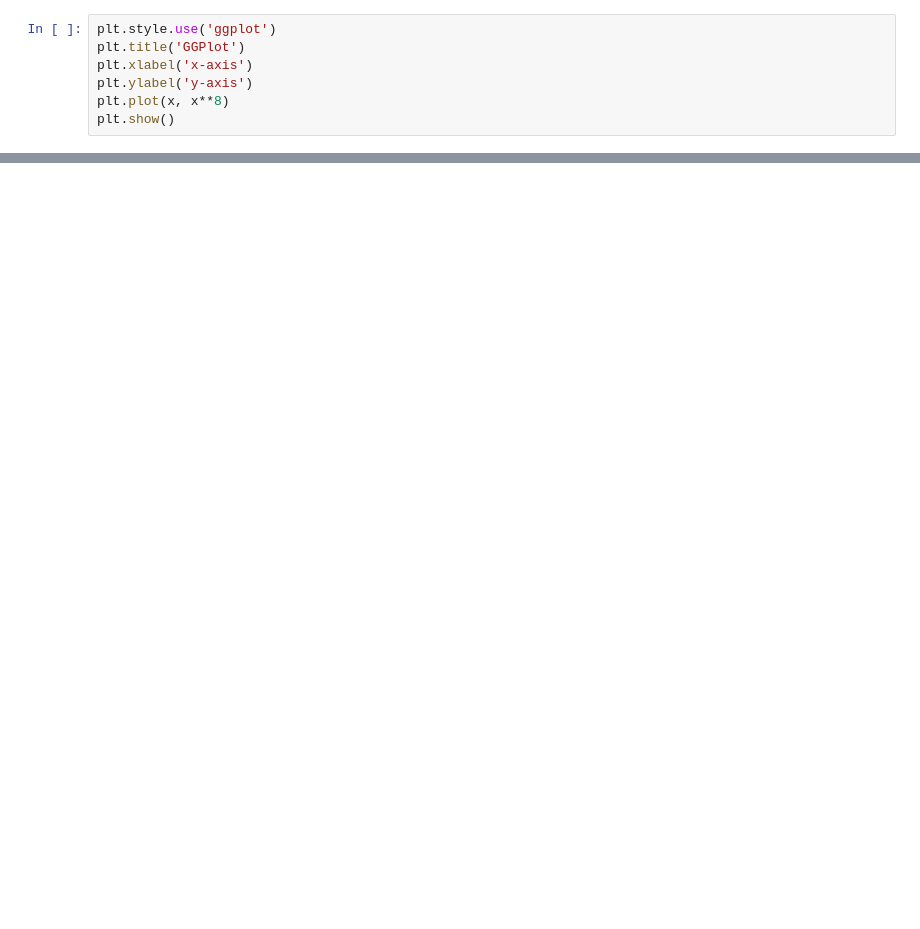
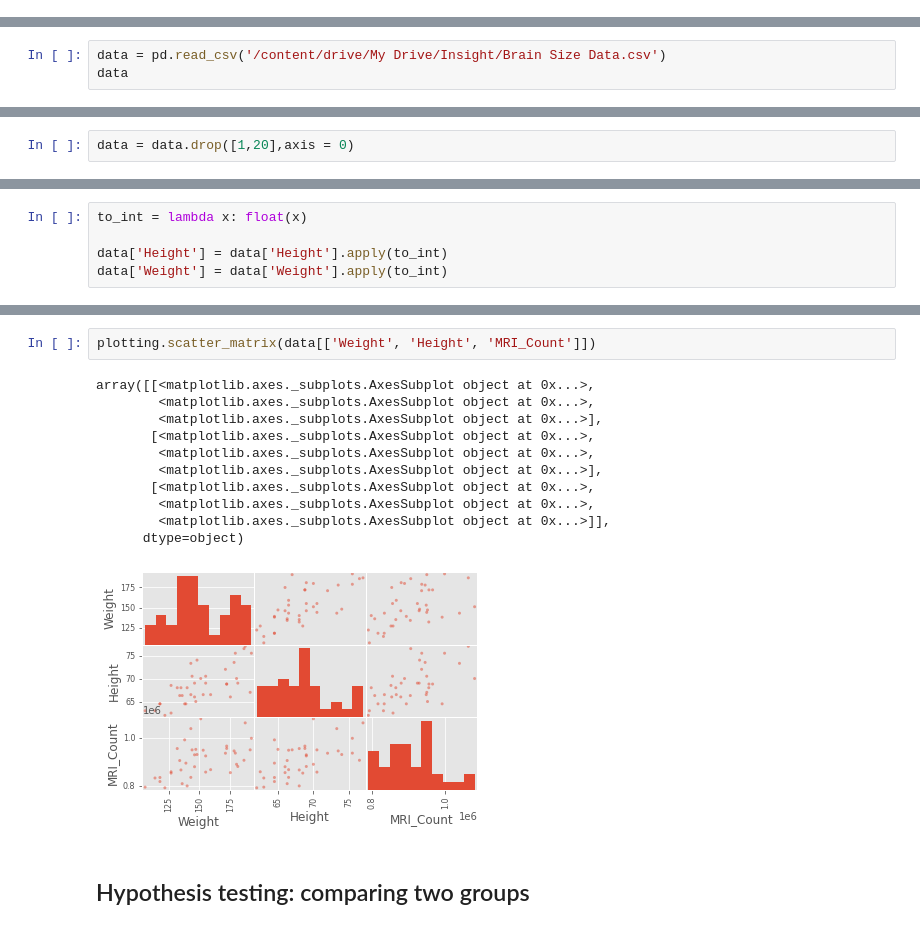
Before and after one commit to jimmy-io/worksheeets-, a Jupyter notebook: python_stats_1.ipynb, the cells around one changed output, grey strips where cells are left out. Drawn from its saved outputs; the diff is of its cells as text; blank space fills up the shorter version.

```diff
--- a/python_stats_1.ipynb
+++ b/python_stats_1.ipynb
@@ -53,7 +9,0 @@ array([ 9.61923848,  9.63927856,  9.65931864,  9.67935872,  9.6993988 ,
-# %%
-plt.style.use('ggplot')
-plt.title('GGPlot')
-plt.xlabel('x-axis')
-plt.ylabel('y-axis')
-plt.plot(x, x**8)
-plt.show()
@@ -93,0 +10,3 @@ sam_var
+# %%
+data = pd.read_csv('/content/drive/My Drive/Insight/Brain Size Data.csv')
+data
@@ -93,0 +48,2 @@ sam_var
+# %%
+data = data.drop([1,20],axis = 0)
@@ -93,0 +70,5 @@ sam_var
+# %%
+to_int = lambda x: float(x)
+
+data['Height'] = data['Height'].apply(to_int)
+data['Weight'] = data['Weight'].apply(to_int)
@@ -93,0 +111,16 @@ sam_var
+# %%
+plotting.scatter_matrix(data[['Weight', 'Height', 'MRI_Count']])
+# %% [output]
+array([[<matplotlib.axes._subplots.AxesSubplot object at 0x...>,
+        <matplotlib.axes._subplots.AxesSubplot object at 0x...>,
+        <matplotlib.axes._subplots.AxesSubplot object at 0x...>],
+       [<matplotlib.axes._subplots.AxesSubplot object at 0x...>,
+        <matplotlib.axes._subplots.AxesSubplot object at 0x...>,
+        <matplotlib.axes._subplots.AxesSubplot object at 0x...>],
+       [<matplotlib.axes._subplots.AxesSubplot object at 0x...>,
+        <matplotlib.axes._subplots.AxesSubplot object at 0x...>,
+        <matplotlib.axes._subplots.AxesSubplot object at 0x...>]],
+      dtype=object)
+[figure, added]
+# %% [markdown]
+## Hypothesis testing: comparing two groups
```
Also changed, not shown: parts of 30 cells of this notebook.
